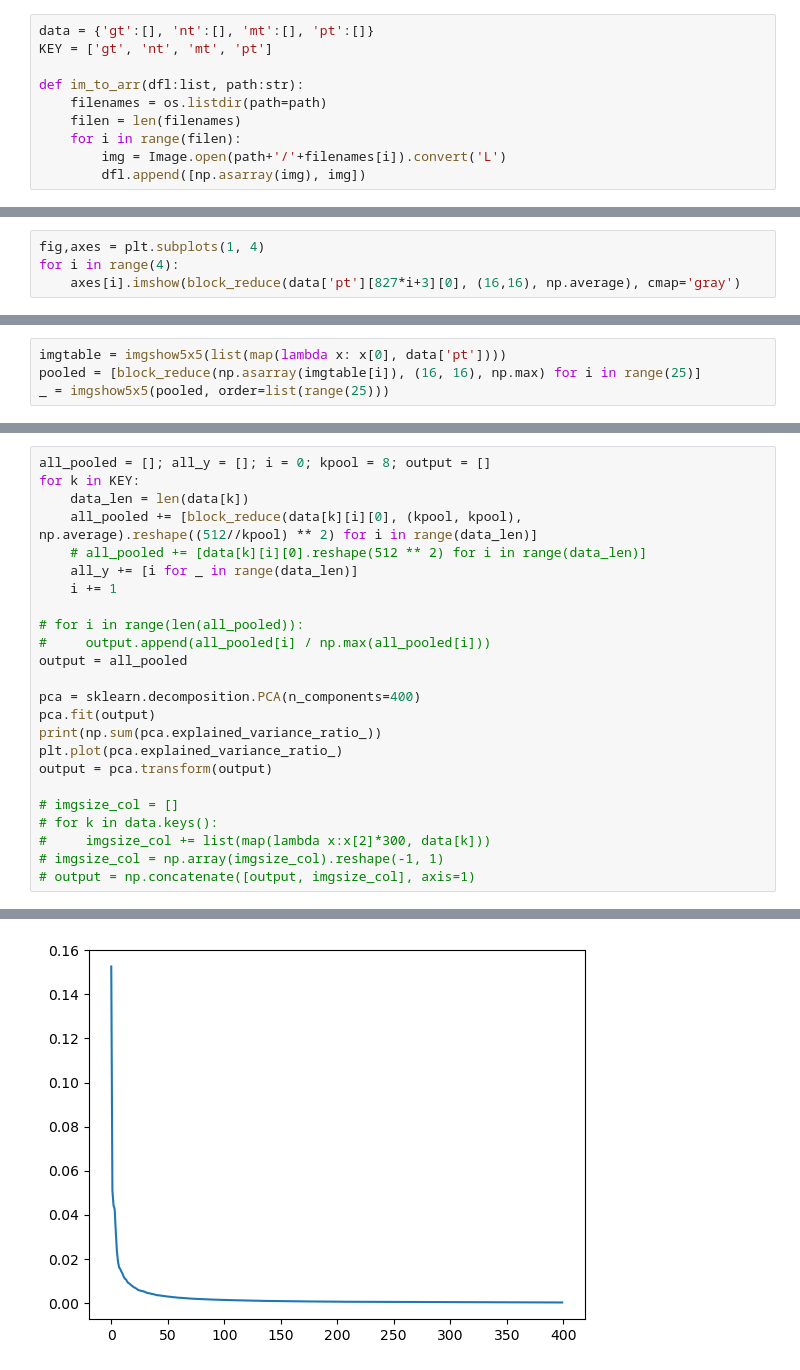
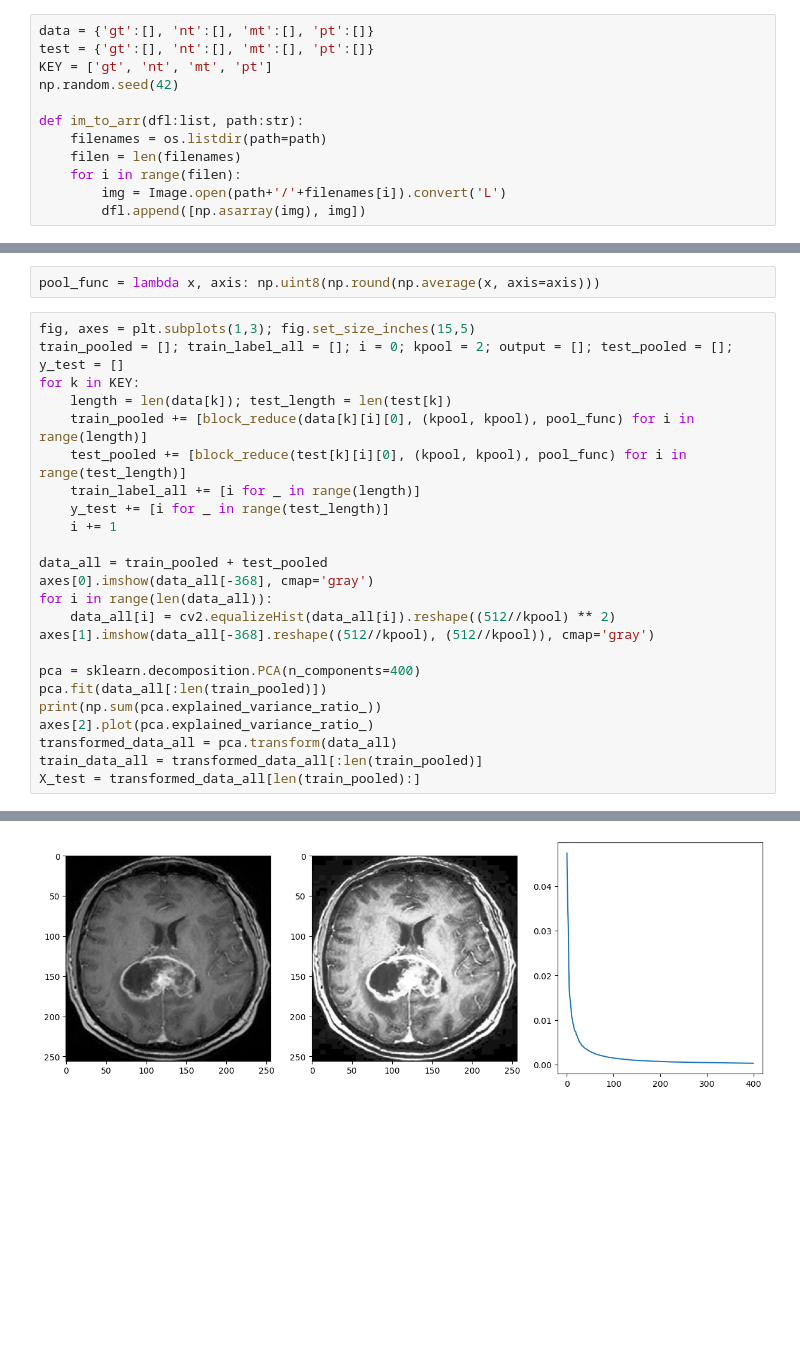
Before and after one commit to naniri04/Ossw_Final, a Jupyter notebook: main.ipynb, the cells around one changed output, grey strips where cells are left out. Saved outputs shown, nothing was run; the diff lists cells and outputs as text; blank space fills up the shorter version.

```diff
--- a/main.ipynb
+++ b/main.ipynb
@@ -23,6 +18,8 @@ from scipy.ndimage import rotate
 # %%
 data = {'gt':[], 'nt':[], 'mt':[], 'pt':[]}
+test = {'gt':[], 'nt':[], 'mt':[], 'pt':[]}
 KEY = ['gt', 'nt', 'mt', 'pt']
+np.random.seed(42)
 
 def im_to_arr(dfl:list, path:str):
     filenames = os.listdir(path=path)
@@ -114,7 +90,3 @@ for k in KEY:
         elif shift_y < 0:
             moved[shift_y:, :] = 0
         data[k].append([moved, -1, data[k][i][2]])
-# %%
-fig,axes = plt.subplots(1, 4)
-for i in range(4):
-    axes[i].imshow(block_reduce(data['pt'][827*i+3][0], (16,16), np.average), cmap='gray')
@@ -123,4 +92,0 @@ for i in range(4):
-# %%
-imgtable = imgshow5x5(list(map(lambda x: x[0], data['pt'])))
-pooled = [block_reduce(np.asarray(imgtable[i]), (16, 16), np.max) for i in range(25)]
-_ = imgshow5x5(pooled, order=list(range(25)))
@@ -130,25 +95,27 @@ _ = imgshow5x5(pooled, order=list(range(25)))
+# %%
+pool_func = lambda x, axis: np.uint8(np.round(np.average(x, axis=axis)))
 # %%
-all_pooled = []; all_y = []; i = 0; kpool = 8; output = []
+fig, axes = plt.subplots(1,3); fig.set_size_inches(15,5)
+train_pooled = []; train_label_all = []; i = 0; kpool = 2; output = []; test_pooled = []; y_test = []
 for k in KEY:
-    data_len = len(data[k])
-    all_pooled += [block_reduce(data[k][i][0], (kpool, kpool), np.average).reshape((512//kpool) ** 2) for i in range(data_len)]
-    # all_pooled += [data[k][i][0].reshape(512 ** 2) for i in range(data_len)]
-    all_y += [i for _ in range(data_len)]
+    length = len(data[k]); test_length = len(test[k])
+    train_pooled += [block_reduce(data[k][i][0], (kpool, kpool), pool_func) for i in range(length)]
+    test_pooled += [block_reduce(test[k][i][0], (kpool, kpool), pool_func) for i in range(test_length)]
+    train_label_all += [i for _ in range(length)]
+    y_test += [i for _ in range(test_length)]
     i += 1
 
-# for i in range(len(all_pooled)):
-#     output.append(all_pooled[i] / np.max(all_pooled[i]))
-output = all_pooled
+data_all = train_pooled + test_pooled
+axes[0].imshow(data_all[-368], cmap='gray')
+for i in range(len(data_all)):
+    data_all[i] = cv2.equalizeHist(data_all[i]).reshape((512//kpool) ** 2)
+axes[1].imshow(data_all[-368].reshape((512//kpool), (512//kpool)), cmap='gray')
 
 pca = sklearn.decomposition.PCA(n_components=400)
-pca.fit(output)
+pca.fit(data_all[:len(train_pooled)])
 print(np.sum(pca.explained_variance_ratio_))
-plt.plot(pca.explained_variance_ratio_)
-output = pca.transform(output)
-
-# imgsize_col = []
-# for k in data.keys():
-#     imgsize_col += list(map(lambda x:x[2]*300, data[k]))
-# imgsize_col = np.array(imgsize_col).reshape(-1, 1)
-# output = np.concatenate([output, imgsize_col], axis=1)
+axes[2].plot(pca.explained_variance_ratio_)
+transformed_data_all = pca.transform(data_all)
+train_data_all = transformed_data_all[:len(train_pooled)]
+X_test = transformed_data_all[len(train_pooled):]
 # %% [output]
@@ -156 +123 @@ output = pca.transform(output)
-[figure, old version]
+[figure, new version]
```
Also changed, not shown: parts of 23 cells of this notebook.
